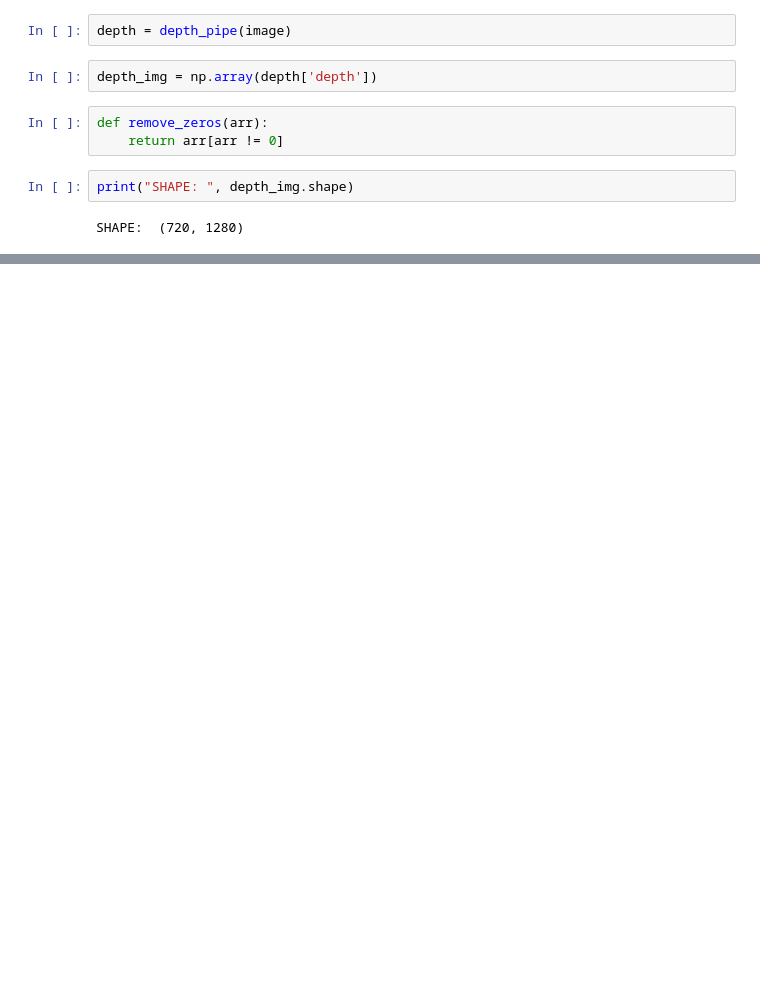
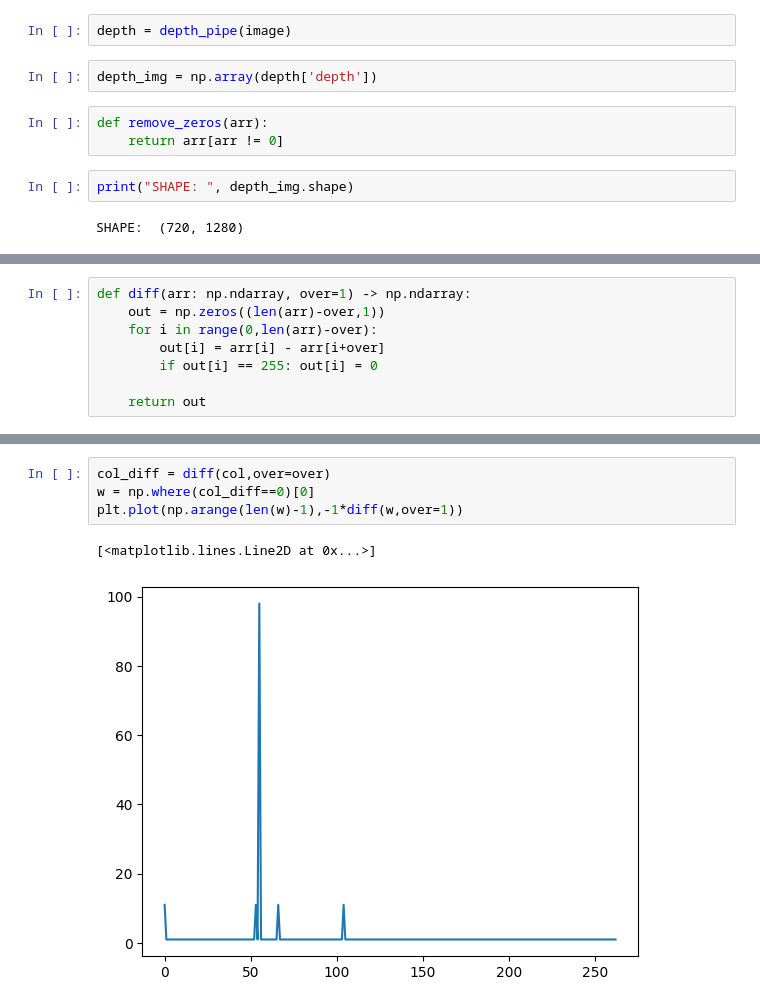
Before and after one commit to jhughes50/Waz, a Jupyter notebook: notebooks/depth_analysis.ipynb, the cells around one changed output, grey strips where cells are left out. Drawn from its saved outputs; the diff is of its cells as text; blank space fills up the shorter version.

```diff
--- a/notebooks/depth_analysis.ipynb
+++ b/notebooks/depth_analysis.ipynb
@@ -25,3 +30,11 @@ depth["depth"]
+# %%
+def diff(arr: np.ndarray, over=1) -> np.ndarray:
+    out = np.zeros((len(arr)-over,1))
+    for i in range(0,len(arr)-over):
+        out[i] = arr[i] - arr[i+over]
+        if out[i] == 255: out[i] = 0
+
+    return out
 # %%
 %matplotlib inline
 #for i in range(0,depth_img.shape[1],1000):
@@ -35,0 +52,7 @@ plt.plot(np.arange(len(col)), col)
+# %%
+col_diff = diff(col,over=over)
+w = np.where(col_diff==0)[0]
+plt.plot(np.arange(len(w)-1),-1*diff(w,over=1))
+# %% [output]
+[<matplotlib.lines.Line2D at 0x...>]
+[figure, added]
```
Also changed, not shown: parts of 8 cells of this notebook, 5 other files.
